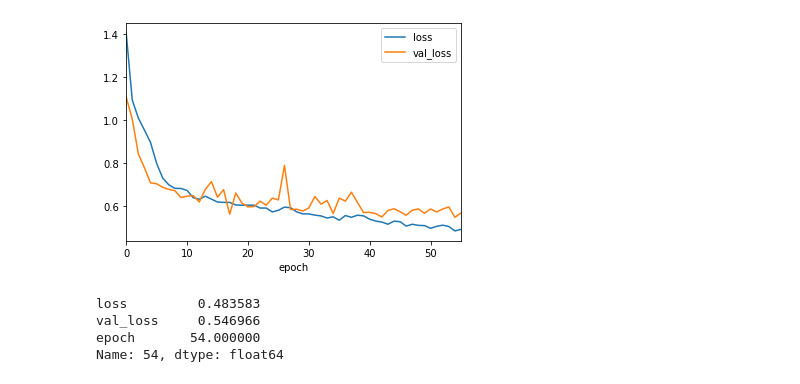
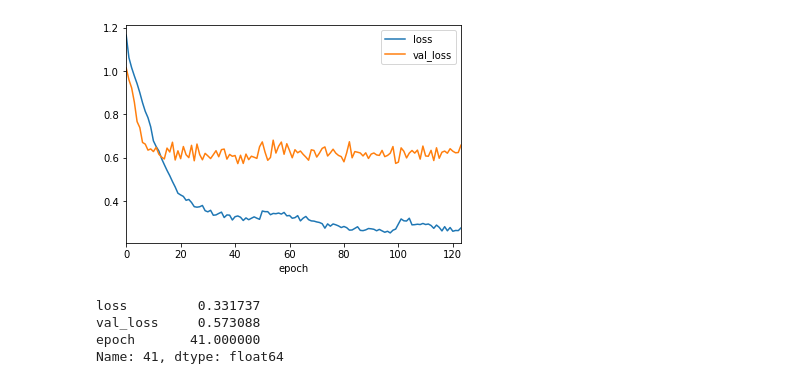
Before and after one commit to yusuke0324/siim_pneumo, a Jupyter notebook: vis_train.ipynb, the cells around one changed output. Cells and saved outputs as stored; diff of their text form; code cells hidden in the pictures.

```diff
--- a/vis_train.ipynb
+++ b/vis_train.ipynb
@@ -24,14 +25,14 @@ def show_log(dir_name, fold='1',col=None, show_params=True):
 #         show_train_params(dir_name)
     return log
 # %%
-log = show_log('2019_0810_2118',fold='1',col=['loss', 'val_loss','epoch'])
+log = show_log('2019_0816_1408',fold='1',col=['loss', 'val_loss','epoch'])
 # %% [output]
-[figure, old version]
+[figure, new version]
 # %%
 best_index = log['val_loss'].idxmin()
 log.iloc[best_index]
 # %% [output]
-loss         0.483583
-val_loss     0.546966
-epoch       54.000000
-Name: 54, dtype: float64
+loss         0.331737
+val_loss     0.573088
+epoch       41.000000
+Name: 41, dtype: float64
```
Also changed, not shown: parts of 29 cells of this notebook, 10 other files.
